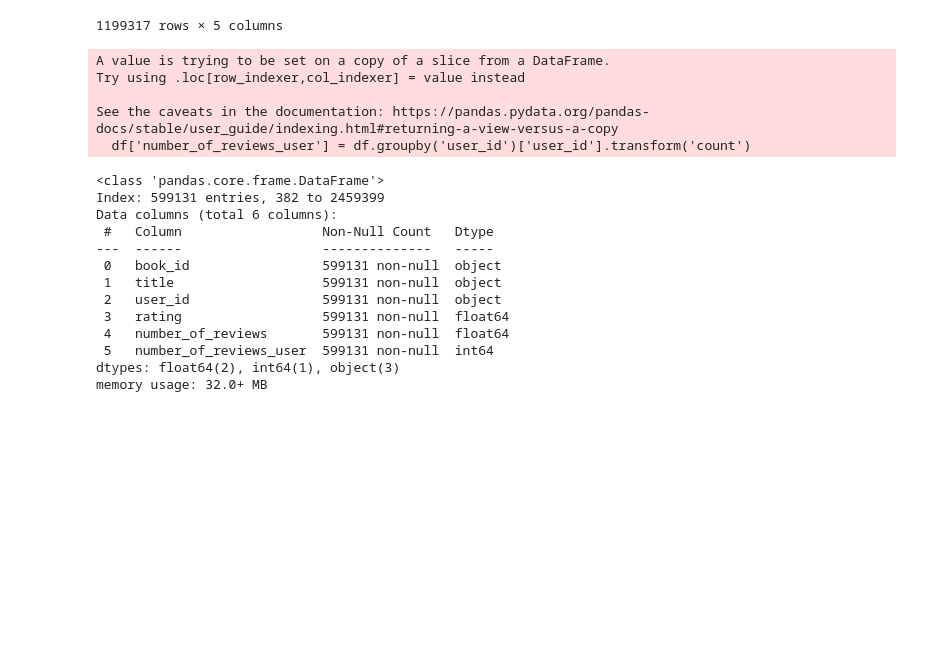
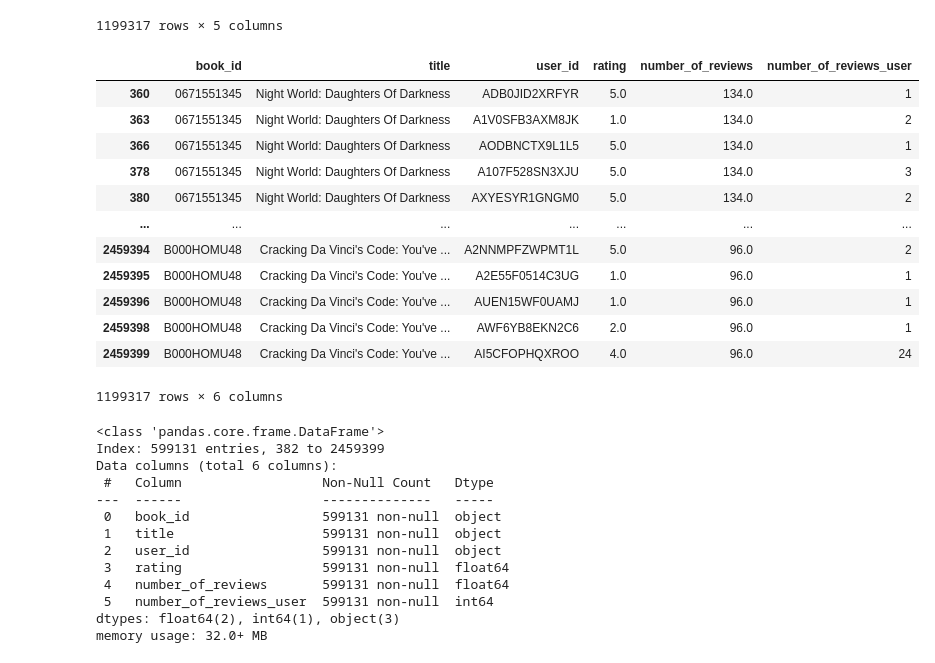
Before and after one commit to t0nychopp3r/recommenderSystem_cds121, a Jupyter notebook: Book_RS.ipynb, the cells around one changed output. Cells and saved outputs as stored; diff of their text form; code cells hidden in the pictures; blank space fills up the shorter version.

```diff
--- a/Book_RS.ipynb
+++ b/Book_RS.ipynb
@@ -293,10 +281,19 @@ df
 # %%
 # Count numbers of reviews per user and add it to the dataframe
 df['number_of_reviews_user'] = df.groupby('user_id')['user_id'].transform('count')
+df
 # %% [output]
+|  | book_id | title | user_id | rating | number_of_reviews | number_of_reviews_user |
+| 360 | 0671551345 | Night World: Daughters Of Darkness | ADB0JID2XRFYR | 5.0 | 134.0 | 1 |
+| 363 | 0671551345 | Night World: Daughters Of Darkness | A1V0SFB3AXM8JK | 1.0 | 134.0 | 2 |
+| 366 | 0671551345 | Night World: Daughters Of Darkness | AODBNCTX9L1L5 | 5.0 | 134.0 | 1 |
+| 378 | 0671551345 | Night World: Daughters Of Darkness | A107F528SN3XJU | 5.0 | 134.0 | 3 |
+| 380 | 0671551345 | Night World: Daughters Of Darkness | AXYESYR1GNGM0 | 5.0 | 134.0 | 2 |
+| ... | ... | ... | ... | ... | ... | ... |
+| 2459394 | B000HOMU48 | Cracking Da Vinci's Code: You've ... | A2NNMPFZWPMT1L | 5.0 | 96.0 | 2 |
+| 2459395 | B000HOMU48 | Cracking Da Vinci's Code: You've ... | A2E55F0514C3UG | 1.0 | 96.0 | 1 |
+| 2459396 | B000HOMU48 | Cracking Da Vinci's Code: You've ... | AUEN15WF0UAMJ | 1.0 | 96.0 | 1 |
+| 2459398 | B000HOMU48 | Cracking Da Vinci's Code: You've ... | AWF6YB8EKN2C6 | 2.0 | 96.0 | 1 |
+| 2459399 | B000HOMU48 | Cracking Da Vinci's Code: You've ... | AI5CFOPHQXROO | 4.0 | 96.0 | 24 |
-A value is trying to be set on a copy of a slice from a DataFrame.
-Try using .loc[row_indexer,col_indexer] = value instead
-
-See the caveats in the documentation: https://pandas.pydata.org/pandas-docs/stable/user_guide/indexing.html#returning-a-view-versus-a-copy
-  df['number_of_reviews_user'] = df.groupby('user_id')['user_id'].transform('count')
+1199317 rows × 6 columns
 # %%
```
Also changed, not shown: parts of 43 cells of this notebook.
